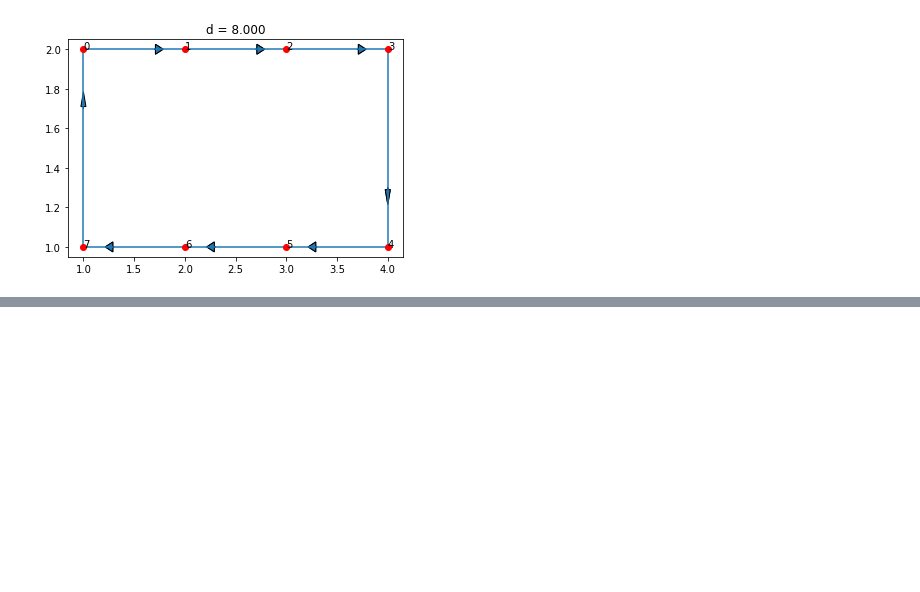
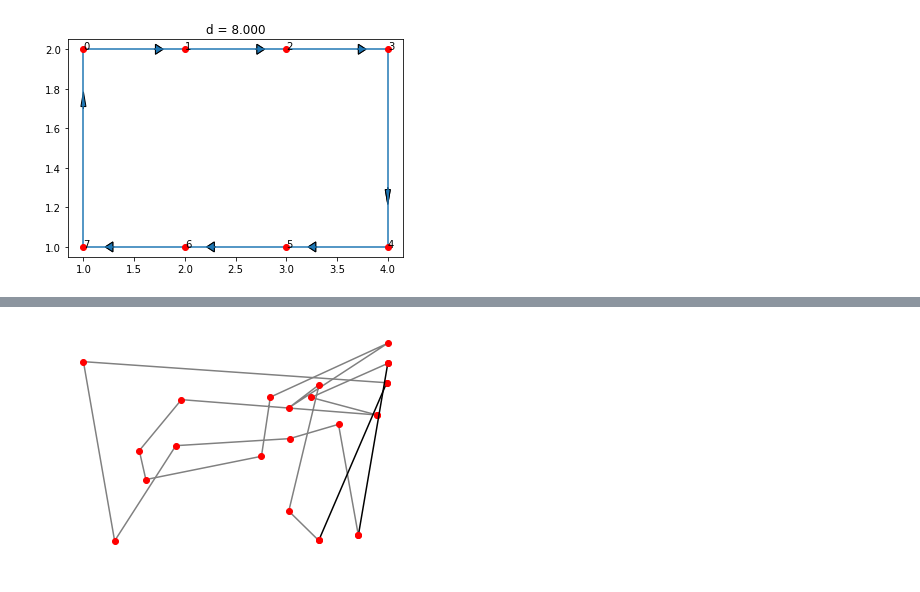
Before and after one commit to jvkersch/notebooks, a Jupyter notebook: 2-opt.ipynb, the cells around one changed output, grey strips where cells are left out. Saved outputs shown, nothing was run; the diff lists cells and outputs as text; code cells hidden in the pictures; blank space fills up the shorter version.

```diff
--- a/2-opt.ipynb
+++ b/2-opt.ipynb
@@ -133,0 +206,2 @@ t.plot()
+# %%
+opt = get_best_two_opt(tour)
@@ -133,0 +212,5 @@ t.plot()
+# %%
+def plot_edges(ax, xs, ys, **kwds):
+    ax.plot(xs, ys, **kwds)
+    ax.plot(xs, ys, 'ro')
+    ax.set_axis_off()
@@ -133,0 +222,21 @@ t.plot()
+# %%
+def plot_two_opt_before(ax, tour, opt):
+    i, j = opt.i, opt.j
+    if i > j:
+        i, j = j, i
+
+    xs = np.hstack((tour.xs, tour.xs[0]))
+    ys = np.hstack((tour.ys, tour.ys[0]))
+
+    plot_edges(ax, xs[:i+1], ys[:i+1], color="gray")
+    plot_edges(ax, xs[i+1:j+1], ys[i+1:j+1], color="gray")
+    plot_edges(ax, xs[j+1:], ys[j+1:], color="gray")
+
+    plot_edges(ax, xs[i:i+2], ys[i:i+2], color="black")
+    plot_edges(ax, xs[j:j+2], ys[j:j+2], color="black")
+
+
+fig, ax = plt.subplots()
+plot_two_opt_before(ax, tour, opt)
+# %% [output]
+[figure, added]
```
Also changed, not shown: parts of 38 cells of this notebook.
